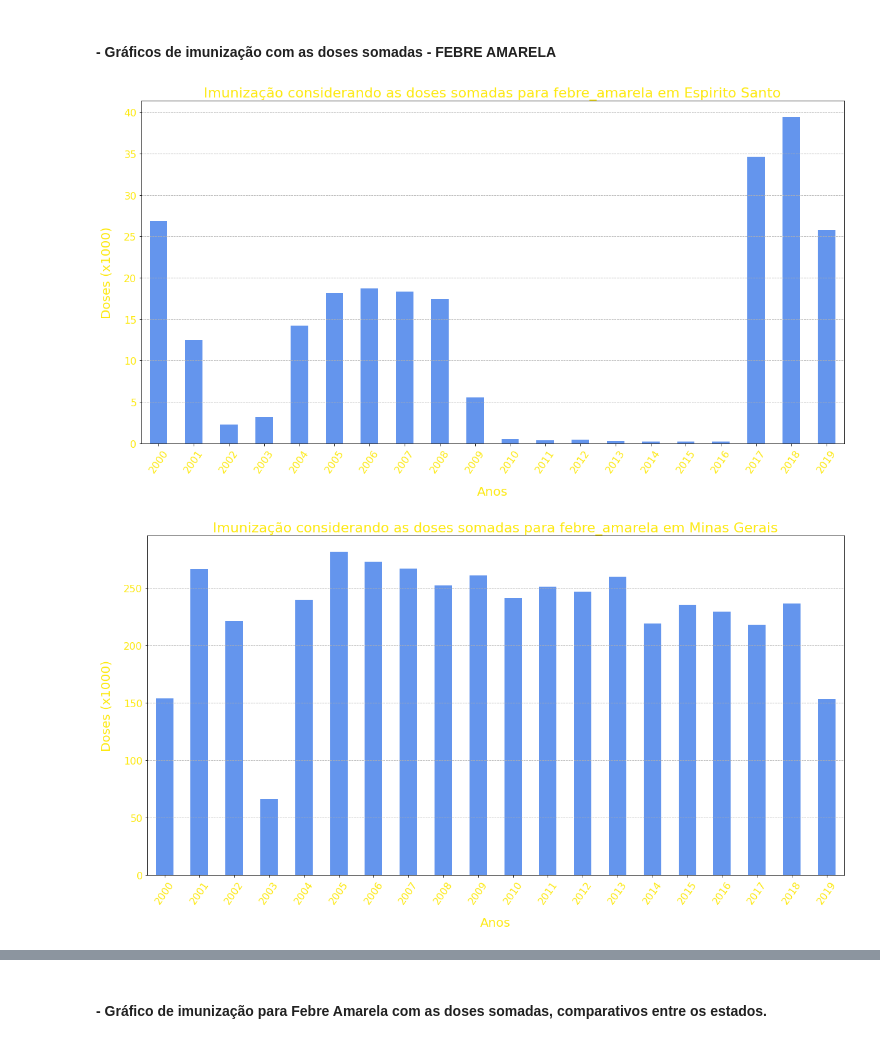
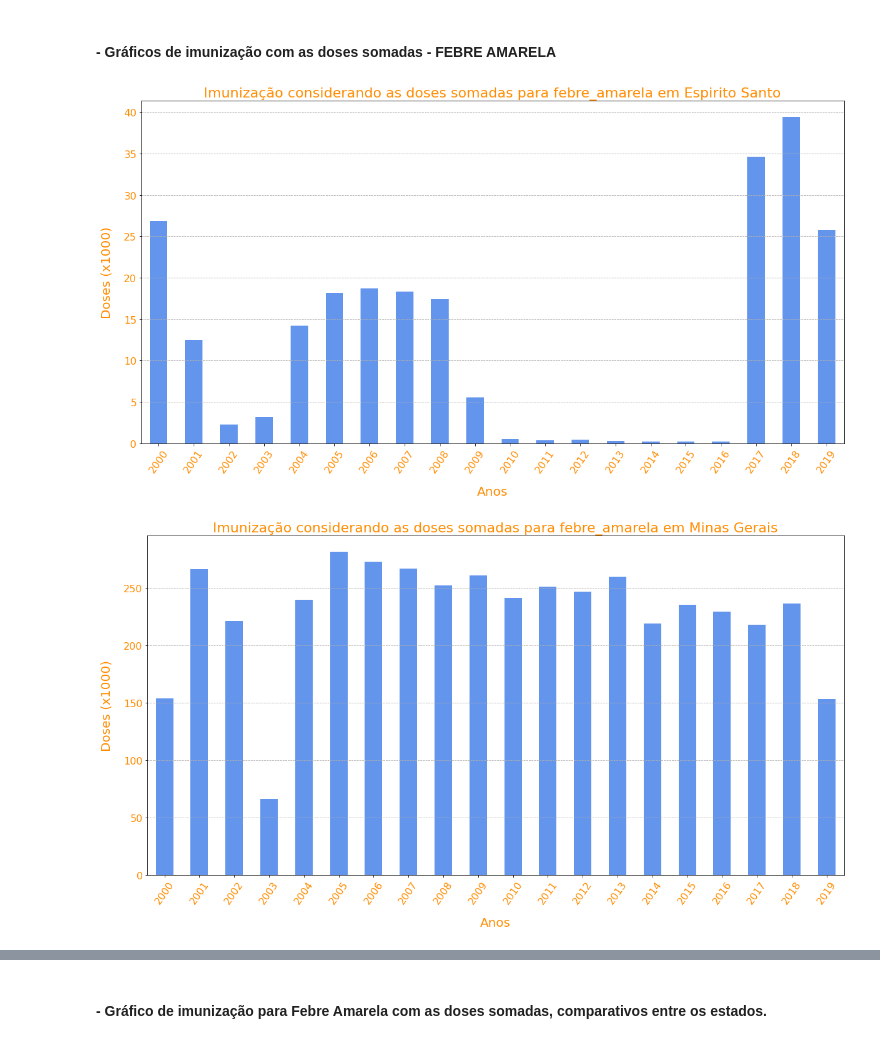
Before and after one commit to BrunoMinetti/BootcampAluraDataScienceAplicada2021, a Jupyter notebook: Bruno_Sanches_ProjetoMódulo02.ipynb, the cells around one changed output, grey strips where cells are left out. Drawn from its saved outputs; the diff is of its cells as text; code cells hidden in the pictures.

```diff
--- a/Bruno_Sanches_ProjetoMódulo02.ipynb
+++ b/Bruno_Sanches_ProjetoMódulo02.ipynb
@@ -473,7 +473,7 @@ Se analisassemos os dados da '021 Tríplice Viral  D1' em relação ao da '098 T
 #### - Gráficos de imunização com as doses somadas - FEBRE AMARELA
 # %%
 for uf in estados:
-    plot_total_doses(uf, 'febre_amarela', '#fde910', '#6495ed')
+    plot_total_doses(uf, 'febre_amarela', LARANJA, '#6495ed')
 # %% [output]
-[figure, old version]
+[figure, new version]
-[figure, old version]
+[figure, new version]
```
Also changed, not shown: parts of 1 cell of this notebook.
